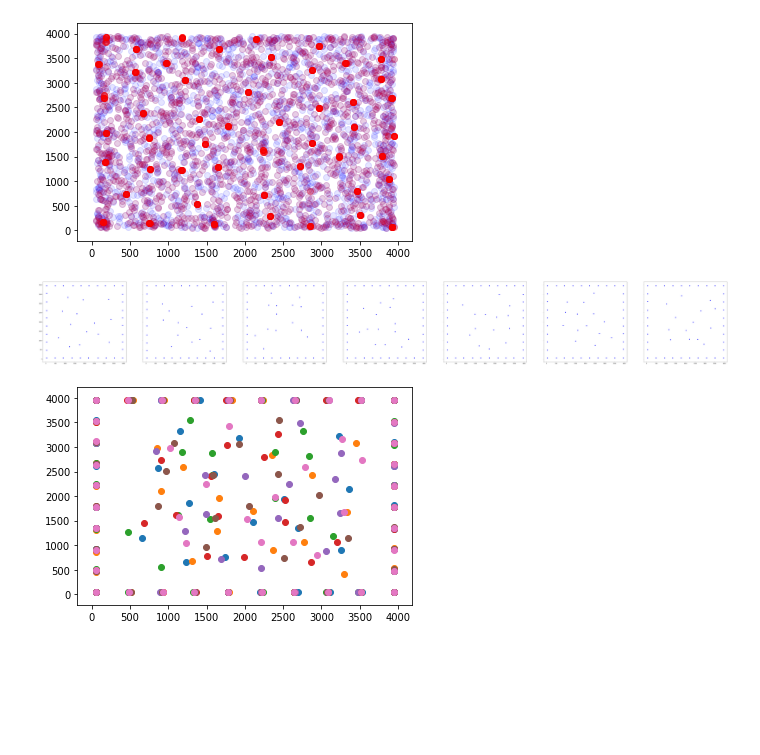
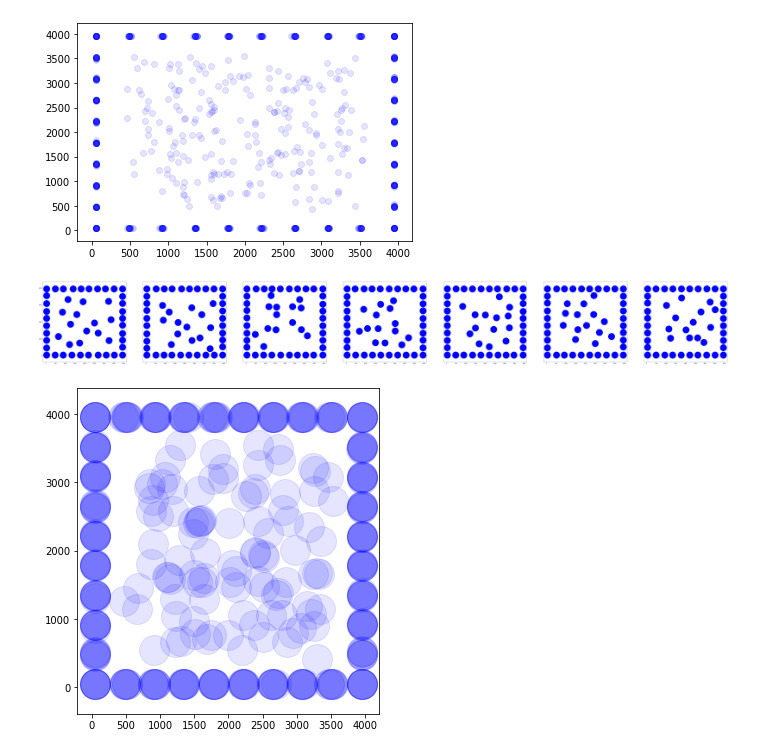
Before and after one commit to amw-18/Shell-AI-Hackathon, a Jupyter notebook: PSO/pso_swarm_visualization.ipynb, the cells around one changed output. Drawn from its saved outputs; the diff is of its cells as text; code cells hidden in the pictures; blank space fills up the shorter version.

```diff
--- a/PSO/pso_swarm_visualization.ipynb
+++ b/PSO/pso_swarm_visualization.ipynb
@@ -9,32 +9,34 @@ swarm2 = np.array(pd.read_csv('oswarms/oswarm2.csv'))
 for part in swarm1:
     part_xy = part.reshape((50,2))
     plt.scatter(part_xy[:,0], part_xy[:,1], alpha=0.1, c='blue')
-for part in swarm2:
-    part_xy = part.reshape((50,2))
-    plt.scatter(part_xy[:,0], part_xy[:,1], alpha=0.1, c='red')
+# for part in swarm2:
+#     part_xy = part.reshape((50,2))
+#     plt.scatter(part_xy[:,0], part_xy[:,1], alpha=0.1, c='red')
 # %% [output]
-[figure, old version]
+[figure, new version]
 # %%
 fig, axs = plt.subplots(1, 7, sharey=True,figsize=(100,12))
 # fig.
 years = [7, 8, 9, 13, 14, 15, 17]
 for i,y in enumerate(years):
     sol = pd.read_csv(f'C:/Users/awals/Downloads/Shell AI Hackathon/Trials/opt_swarm_ans1_{y}.csv')
-    axs[i].scatter(sol.x, sol.y, c='blue')
+    axs[i].scatter(sol.x, sol.y, c='blue', s=3000)
 
 plt.show()
 # %% [output]
-[figure, old version]
+[figure, new version]
 # %%
-fig, ax = plt.subplots()
+fig = plt.figure(figsize=(20,6))
+ax = plt.gca()
+ax.set_aspect(1)
 years = [7, 8, 9, 13, 14, 15, 17]
 for i,y in enumerate(years):
     sol = pd.read_csv(f'C:/Users/awals/Downloads/Shell AI Hackathon/Trials/opt_swarm_ans1_{y}.csv')
-    ax.scatter(sol.x, sol.y)
+    ax.scatter(sol.x, sol.y, alpha=0.1, c='blue', s=900)
 
 # sol = pd.read_csv('C:/Users/awals/Downloads/Shell AI Hackathon/Trials/opt_swarm_ans31_1.csv')
 # ax.scatter(sol.x, sol.y, alpha=0.21,c='red')
 
 plt.show()
 # %% [output]
-[figure, old version]
+[figure, new version]
```
Also changed, not shown: parts of 3 cells of this notebook, 16 other files.
